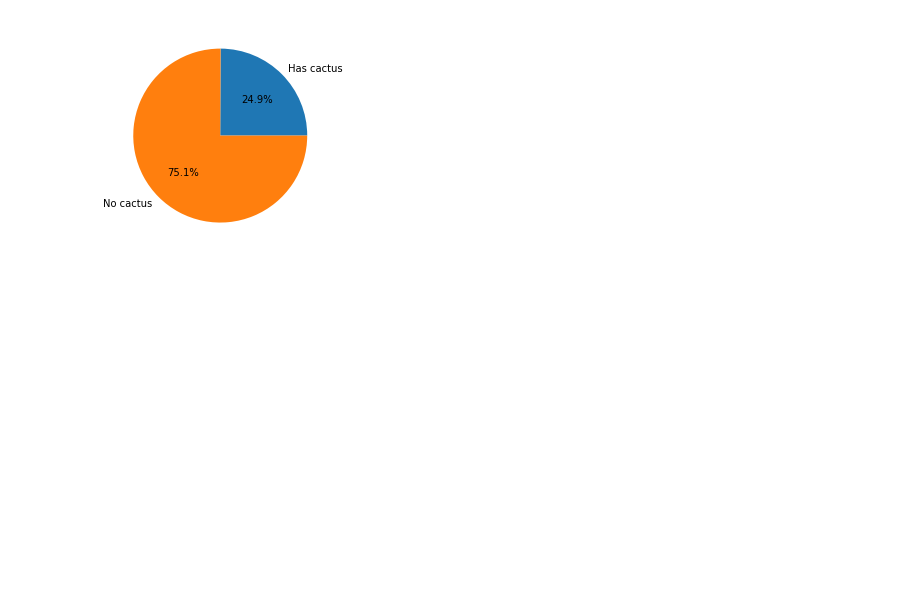
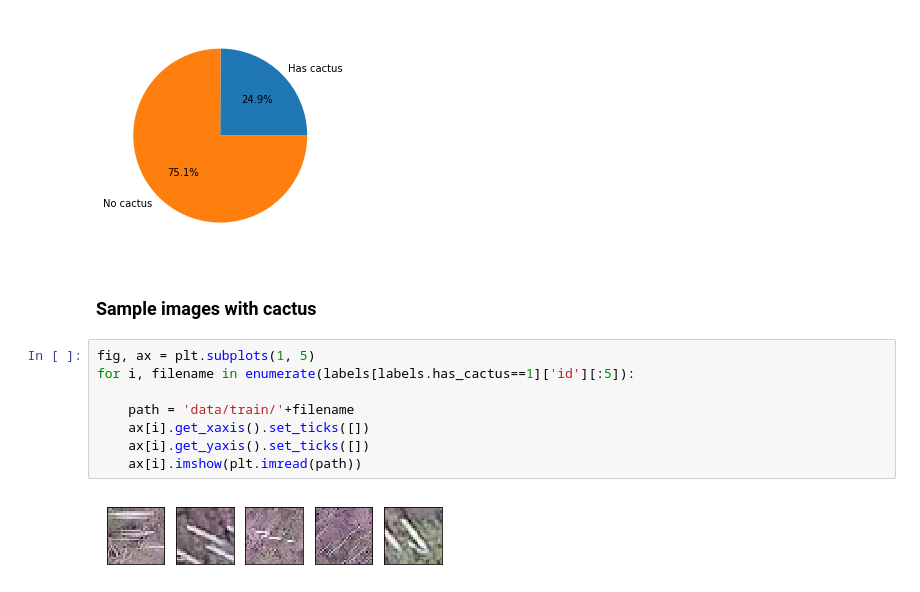
Before and after one commit to shintotm/Aerial-Cactus-Identification, a Jupyter notebook: Exploratory Notebook.ipynb, the cells around one changed output. Drawn from its saved outputs; the diff is of its cells as text; blank space fills up the shorter version.

Commit message:
feat: Displaying sample images of both classes

```diff
--- a/Exploratory Notebook.ipynb
+++ b/Exploratory Notebook.ipynb
@@ -41,3 +41,15 @@ plt.pie(labels.groupby('has_cactus').size(), labels=['Has cactus', 'No cactus'],
 plt.show()
 # %% [output]
 [figure]
+# %% [markdown]
+### Sample images with cactus
+# %%
+fig, ax = plt.subplots(1, 5)
+for i, filename in enumerate(labels[labels.has_cactus==1]['id'][:5]):
+
+    path = 'data/train/'+filename
+    ax[i].get_xaxis().set_ticks([])
+    ax[i].get_yaxis().set_ticks([])
+    ax[i].imshow(plt.imread(path))
+# %% [output]
+[figure, added]
```
Also changed, not shown: parts of 3 cells of this notebook.
